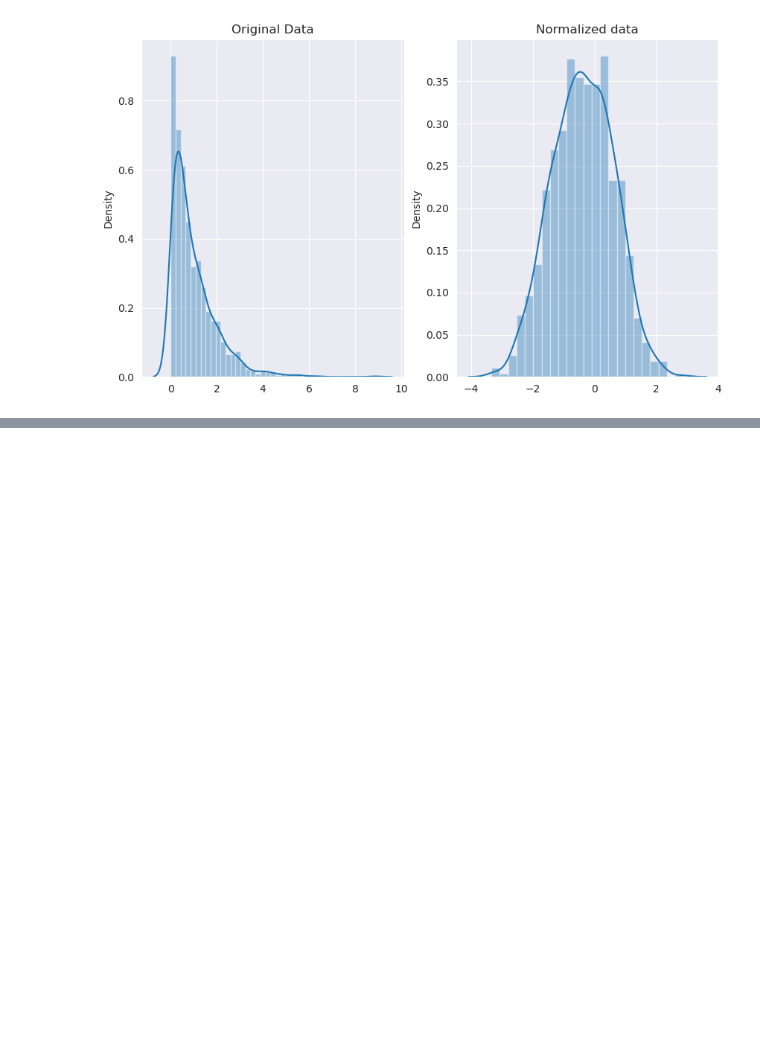
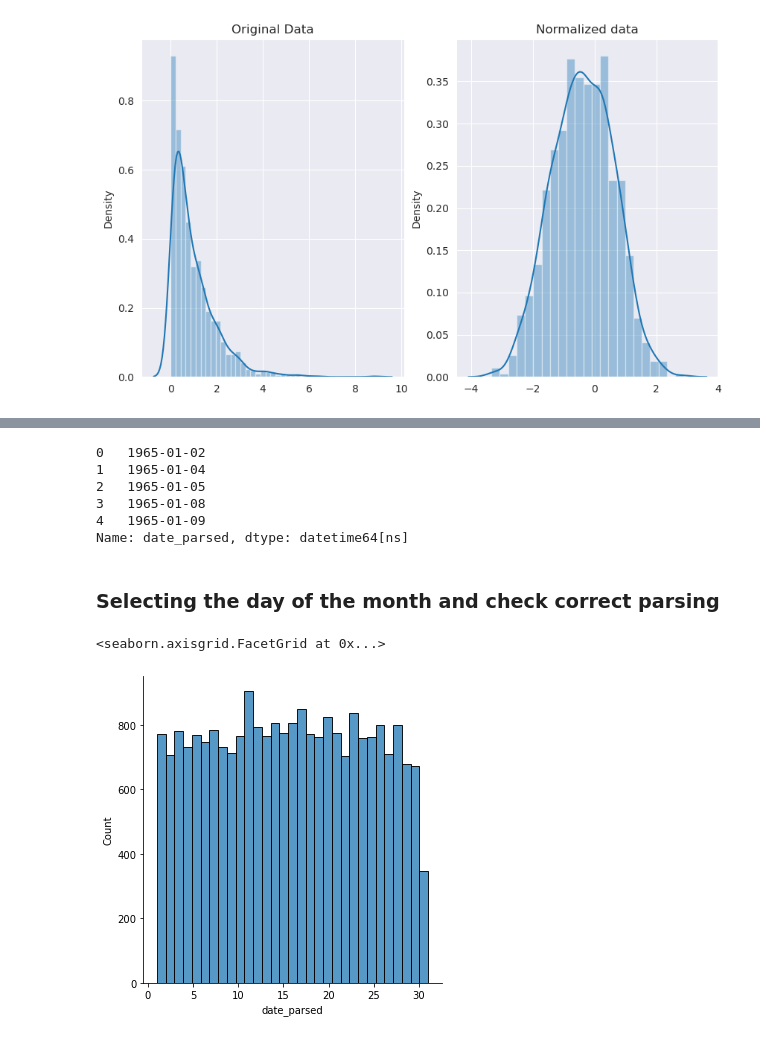
Before and after one commit to Hanabiraa/ds-way, a Jupyter notebook: pandas-way/data_cleaning_tutorial_beginner.ipynb, the cells around one changed output, grey strips where cells are left out. Cells and saved outputs as stored; diff of their text form; code cells hidden in the pictures; blank space fills up the shorter version.

```diff
--- a/pandas-way/data_cleaning_tutorial_beginner.ipynb
+++ b/pandas-way/data_cleaning_tutorial_beginner.ipynb
@@ -236,0 +339,4 @@ Text(0.5, 1.0, 'Normalized data')
+# %%
+# load df
+earthquakes = pd.read_csv('./data/earthquake-database/database.csv')
+earthquakes.head()
@@ -236,0 +383,28 @@ Text(0.5, 1.0, 'Normalized data')
+# %%
+# the simpliest way to change them in code. Do it
+earthquakes.loc[3378, "Date"] = "02/23/1975"
+earthquakes.loc[7512, "Date"] = "04/28/1985"
+earthquakes.loc[20650, "Date"] = "03/13/2011"
+
+# then parse dates
+earthquakes['date_parsed'] = pd.to_datetime(earthquakes.Date, format='%m/%d/%Y')
+earthquakes.date_parsed.head()
+# %% [output]
+0   1965-01-02
+1   1965-01-04
+2   1965-01-05
+3   1965-01-08
+4   1965-01-09
+Name: date_parsed, dtype: datetime64[ns]
+# %% [markdown]
+### Selecting the day of the month and check correct parsing
+# %%
+# try to get the day of the month from the date column
+day_of_month_earthquakes = earthquakes.date_parsed.dt.day
+
+# drop bad dates and check, that day <= 31!
+day_of_month_earthquakes = day_of_month_earthquakes.dropna()
+sns.displot(day_of_month_earthquakes, bins=31)
+# %% [output]
+<seaborn.axisgrid.FacetGrid at 0x...>
+[figure, added]
```
Also changed, not shown: parts of 30 cells of this notebook.
